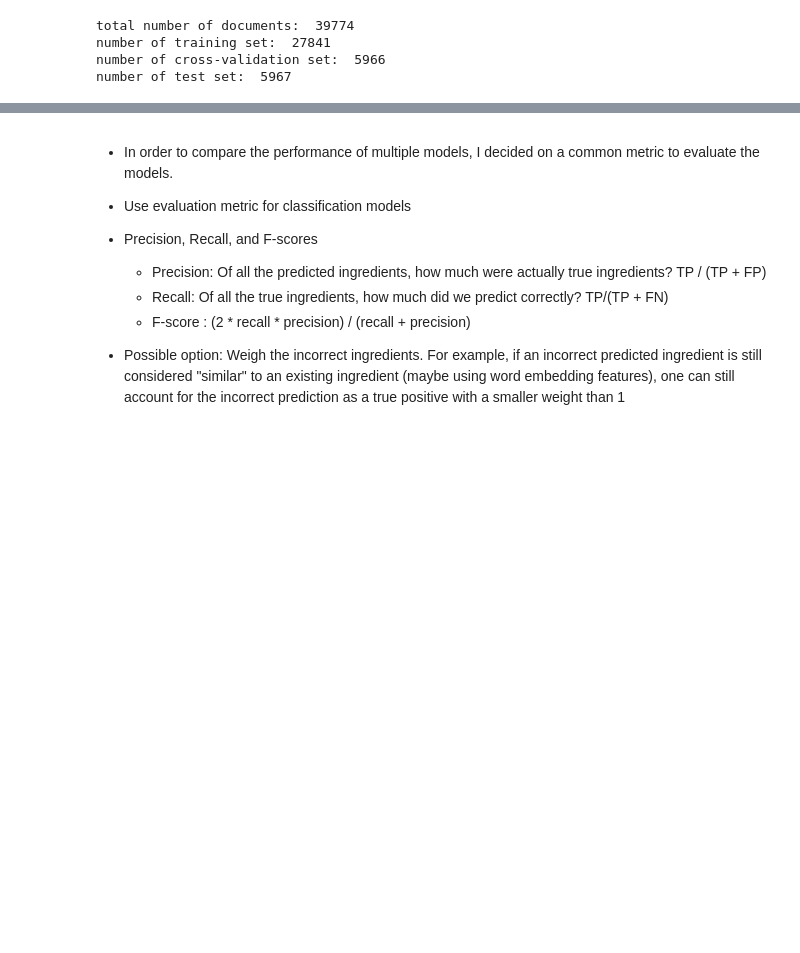
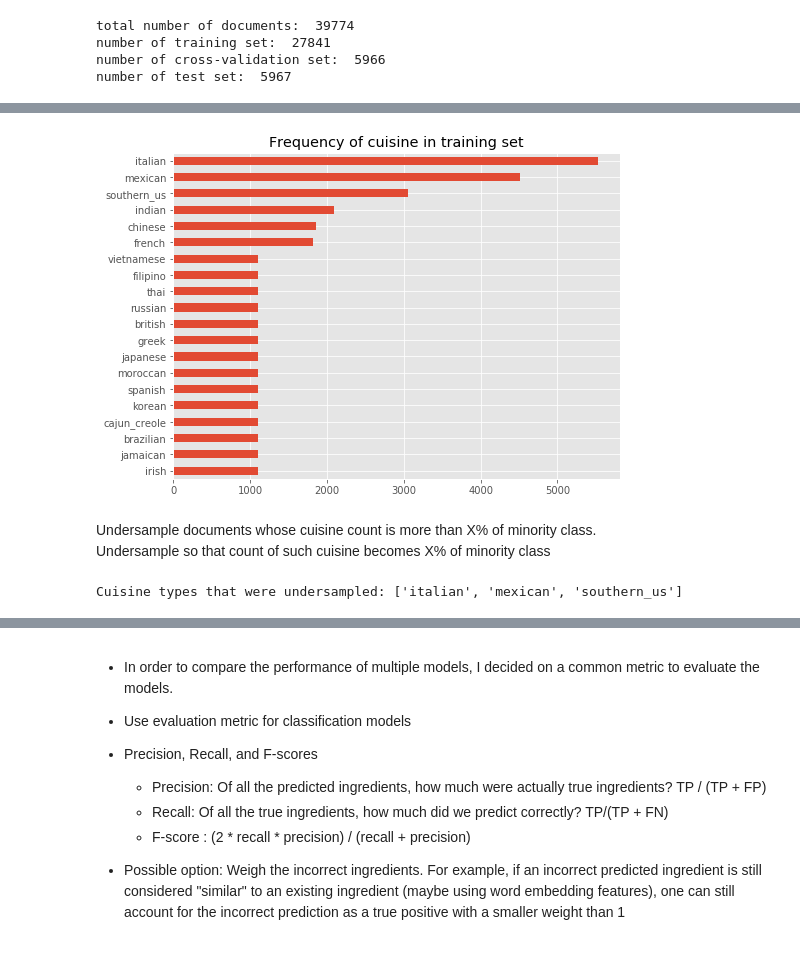
Before and after one commit to irishryoon/recipes, a Jupyter notebook: ingredients_recommendation.ipynb, the cells around one changed output, grey strips where cells are left out. Cells and saved outputs as stored; diff of their text form; code cells hidden in the pictures; blank space fills up the shorter version.

```diff
--- a/ingredients_recommendation.ipynb
+++ b/ingredients_recommendation.ipynb
@@ -276,0 +334,41 @@ number of test set:  5967
+# %%
+# Frequency of cuisine after oversampling
+df_train_balanced["cuisine"].value_counts(ascending = True).plot(kind = "barh", figsize = (8,6))
+plt.title("Frequency of cuisine in training set")
+plt.show()
+# %% [output]
+[figure, added]
+# %% [markdown]
+Undersample documents whose cuisine count is more than X% of minority class.
+Undersample so that count of such cuisine becomes X% of minority class
+# %%
+# Undersample documents whose cuisine count is more than "sampling_perc" * 100% of minority class
+sampling_perc = 2
+
+# Compute count of cuisine
+cuisine_train = df_train_balanced["cuisine"].value_counts()
+minority_count = min(cuisine_train)
+
+# find cuisine that needs undersampling
+undersample = []
+for (cuisine, value) in cuisine_count_train.items():
+    if value >= minority_count * sampling_perc:
+
+        # determine how many samples are need to be removed
+        n_sample = int(cuisine_train[cuisine] - minority_count * 2)
+
+         # Sample
+        cuisine_idx = list(df_train_balanced[df_train_balanced.cuisine == cuisine].index)
+        sampled_idx = np.random.choice(cuisine_idx, n_sample, replace = False)
+
+         # drop rows
+        df_train_balanced.drop(sampled_idx, inplace = True)
+        df_train_balanced.reset_index(drop = True, inplace = True)
+
+        undersample.append(cuisine)
+print("Cuisine types that were undersampled:", undersample)
+
+# shuffle rows of dataframe
+df_train_balanced = df_train_balanced.sample(frac = 1)
+# %% [output]
+Cuisine types that were undersampled: ['italian', 'mexican', 'southern_us']
```
Also changed, not shown: parts of 13 cells of this notebook, 1 other file.
